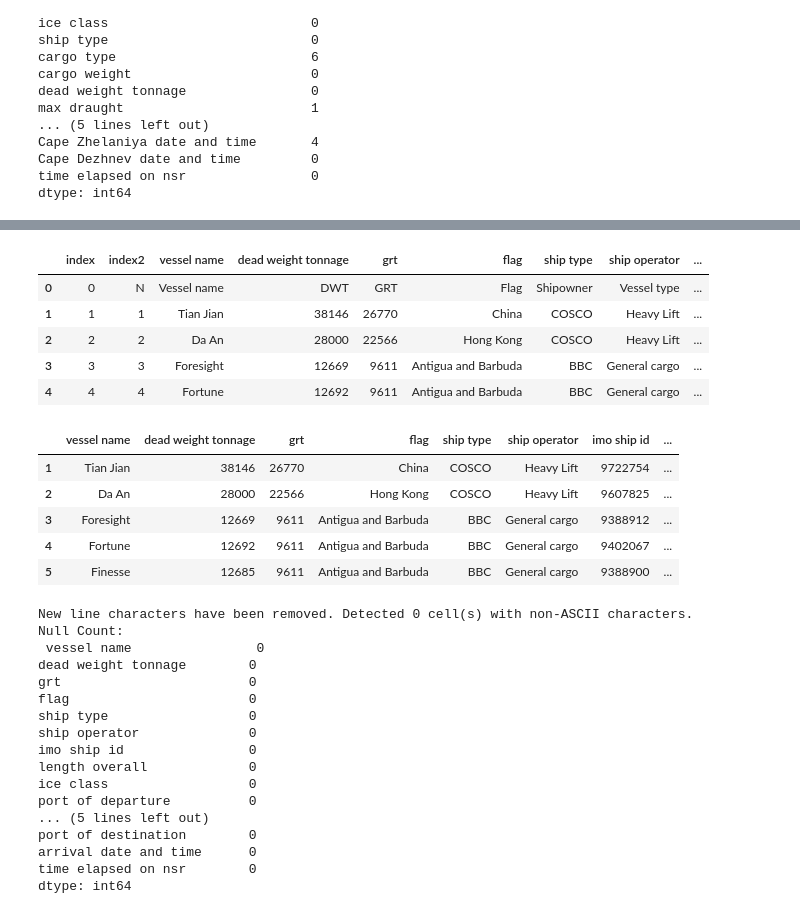
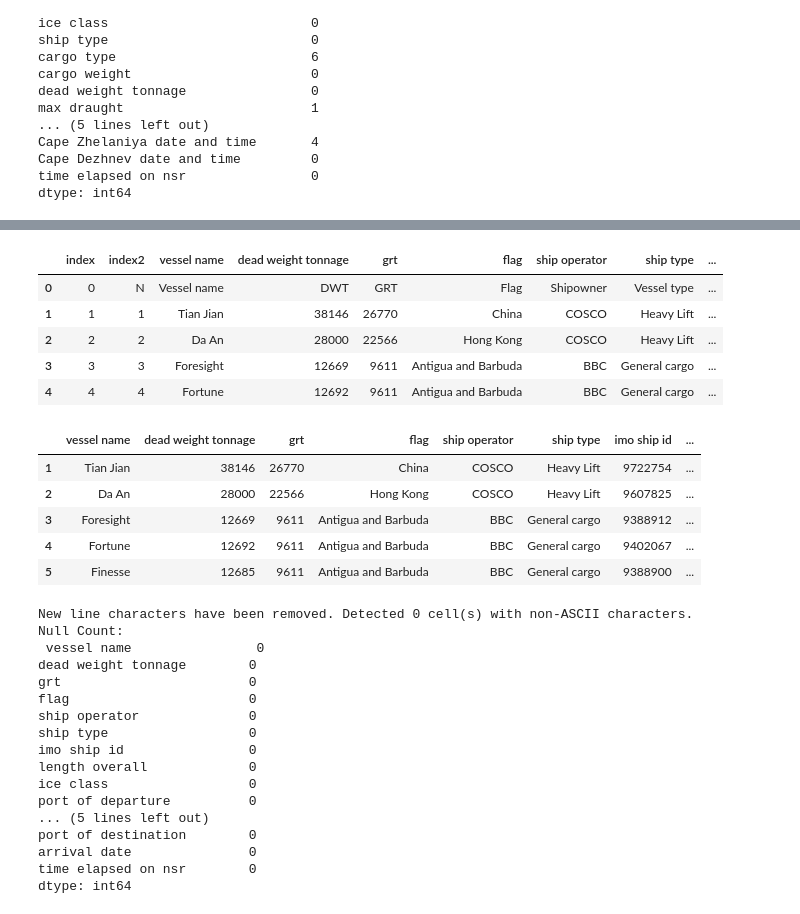
Before and after one commit to csmith454/nsr-project, a Jupyter notebook: nsr_data_wrangling.ipynb, the cells around one changed output, grey strips where cells are left out. Saved outputs shown, nothing was run; the diff lists cells and outputs as text; code cells hidden in the pictures.

Commit message:
basic standardization of all dataframes completed

```diff
--- a/nsr_data_wrangling.ipynb
+++ b/nsr_data_wrangling.ipynb
@@ -12,7 +12,7 @@ start_y = 2011
 max_y = 2018
 curr_y = start_y
 
-path = '~/desktop/nsr-project/NSRData_CSV/'
+path = '~/desktop/nsr-project/static/NSRData_CSV/'
 data = {}
 
 while curr_y <= max_y:
@@ -744,11 +744,11 @@ df_2017.tail()
 | 26 | 26 | 26 | Rolldock Storm | 9063 | 15382 | Netherlands | RollDock Shipping | Heavy load | 9656503 | 151,5 | Ice 3 | ... |
 | 27 | 27 | 27 | Garmoniya | 3642 | 4295 | Russia | Yuzhmorrybflot | Reefer | 8516639 | 103 | Arc 4 | ... |
 # %%
-df_2017.columns = ['index','index2','vessel name','dead weight tonnage','grt','flag','ship type','ship operator','imo ship id','length overall','ice class','port of departure','departure date and time','nsr entrance point','nsr entry date','nsr exit point','nsr exit date','port of destination','arrival date and time','time elapsed on nsr']
+df_2017.columns = ['index','index2','vessel name','dead weight tonnage','grt','flag','ship operator','ship type','imo ship id','length overall','ice class','port of departure','departure date and time','nsr entrance point','nsr entry date','nsr exit point','nsr exit date','port of destination','arrival date','time elapsed on nsr']
 
 df_2017.head()
 # %% [output]
-|  | index | index2 | vessel name | dead weight tonnage | grt | flag | ship type | ship operator | ... |
+|  | index | index2 | vessel name | dead weight tonnage | grt | flag | ship operator | ship type | ... |
 | 0 | 0 | N | Vessel name | DWT | GRT | Flag | Shipowner | Vessel type | ... |
 | 1 | 1 | 1 | Tian Jian | 38146 | 26770 | China | COSCO | Heavy Lift | ... |
 | 2 | 2 | 2 | Da An | 28000 | 22566 | Hong Kong | COSCO | Heavy Lift | ... |
@@ -763,7 +763,7 @@ df_2017.drop(0,axis=0,inplace=True)
 
 df_2017.head()
 # %% [output]
-|  | vessel name | dead weight tonnage | grt | flag | ship type | ship operator | imo ship id | ... |
+|  | vessel name | dead weight tonnage | grt | flag | ship operator | ship type | imo ship id | ... |
 | 1 | Tian Jian | 38146 | 26770 | China | COSCO | Heavy Lift | 9722754 | ... |
 | 2 | Da An | 28000 | 22566 | Hong Kong | COSCO | Heavy Lift | 9607825 | ... |
 | 3 | Foresight | 12669 | 9611 | Antigua and Barbuda | BBC | General cargo | 9388912 | ... |
@@ -778,14 +778,14 @@ Null Count:
 dead weight tonnage        0
 grt                        0
 flag                       0
+ship operator              0
 ship type                  0
-ship operator              0
 imo ship id                0
 length overall             0
 ice class                  0
 port of departure          0
 ... (5 lines left out)
 port of destination        0
-arrival date and time      0
+arrival date               0
 time elapsed on nsr        0
 dtype: int64
```
Also changed, not shown: parts of 7 cells of this notebook.
